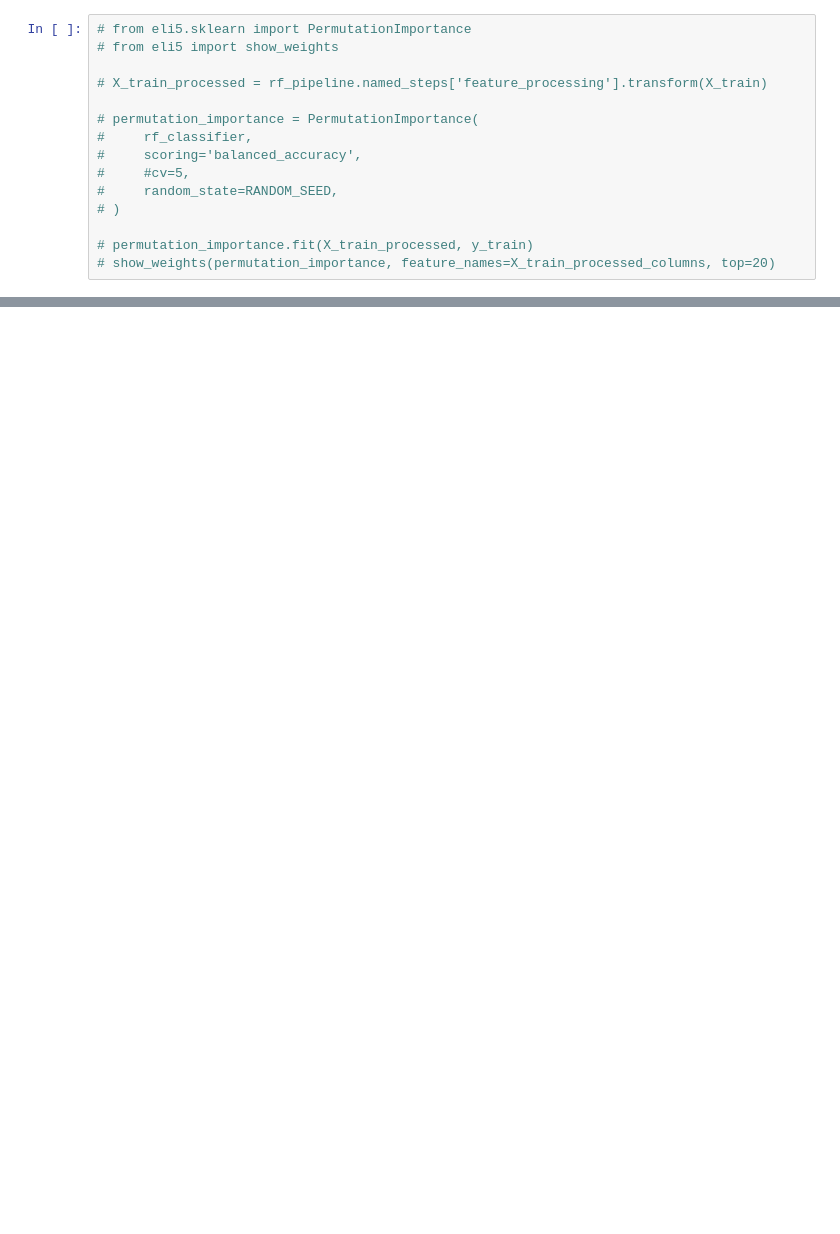
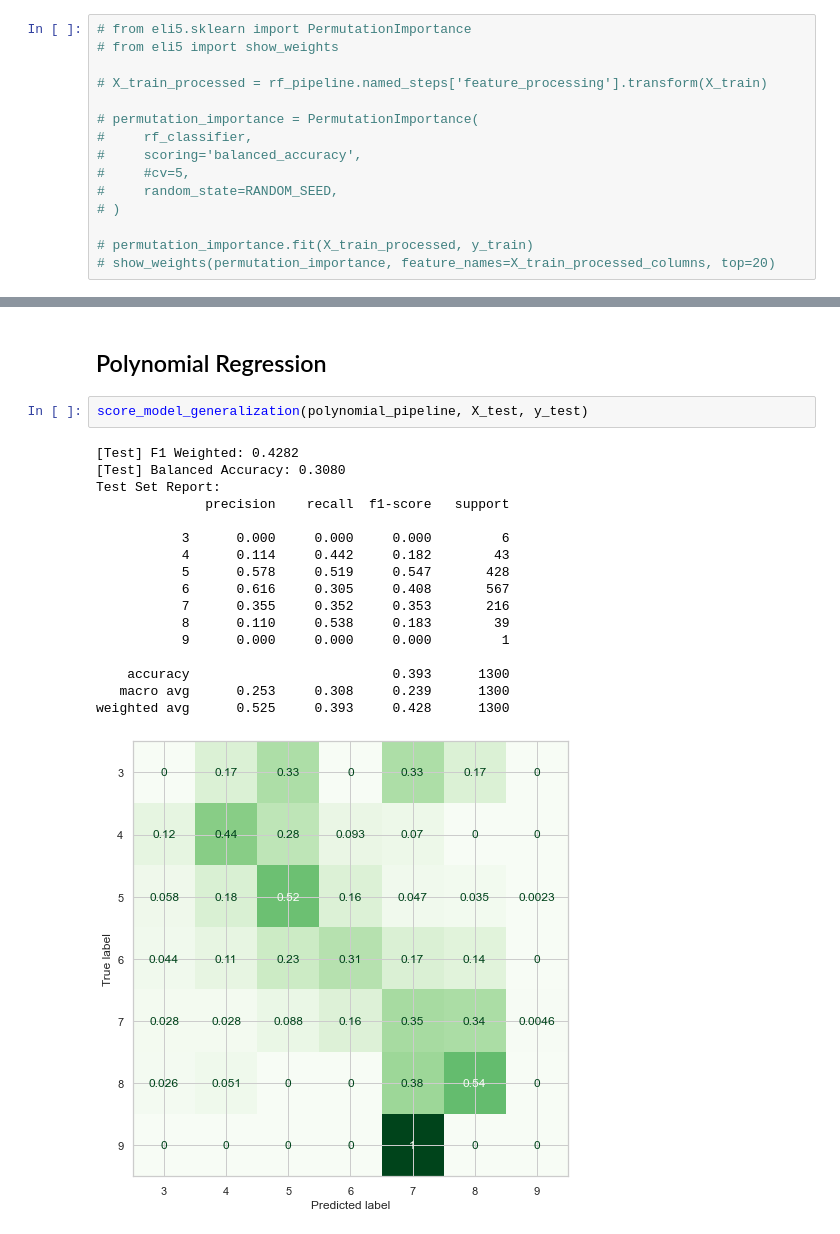
Before and after one commit to roma-glushko/kaggle-wine-quality, a Jupyter notebook: model.ipynb, the cells around one changed output, grey strips where cells are left out. Drawn from its saved outputs; the diff is of its cells as text; blank space fills up the shorter version.

```diff
--- a/model.ipynb
+++ b/model.ipynb
@@ -537,0 +581,22 @@ features_list
+# %% [markdown]
+## Polynomial Regression
+# %%
+score_model_generalization(polynomial_pipeline, X_test, y_test)
+# %% [output]
+[Test] F1 Weighted: 0.4282
+[Test] Balanced Accuracy: 0.3080
+Test Set Report:
+              precision    recall  f1-score   support
+
+           3      0.000     0.000     0.000         6
+           4      0.114     0.442     0.182        43
+           5      0.578     0.519     0.547       428
+           6      0.616     0.305     0.408       567
+           7      0.355     0.352     0.353       216
+           8      0.110     0.538     0.183        39
+           9      0.000     0.000     0.000         1
+
+    accuracy                          0.393      1300
+   macro avg      0.253     0.308     0.239      1300
+weighted avg      0.525     0.393     0.428      1300
+[figure, added]
```
Also changed, not shown: parts of 30 cells of this notebook.
